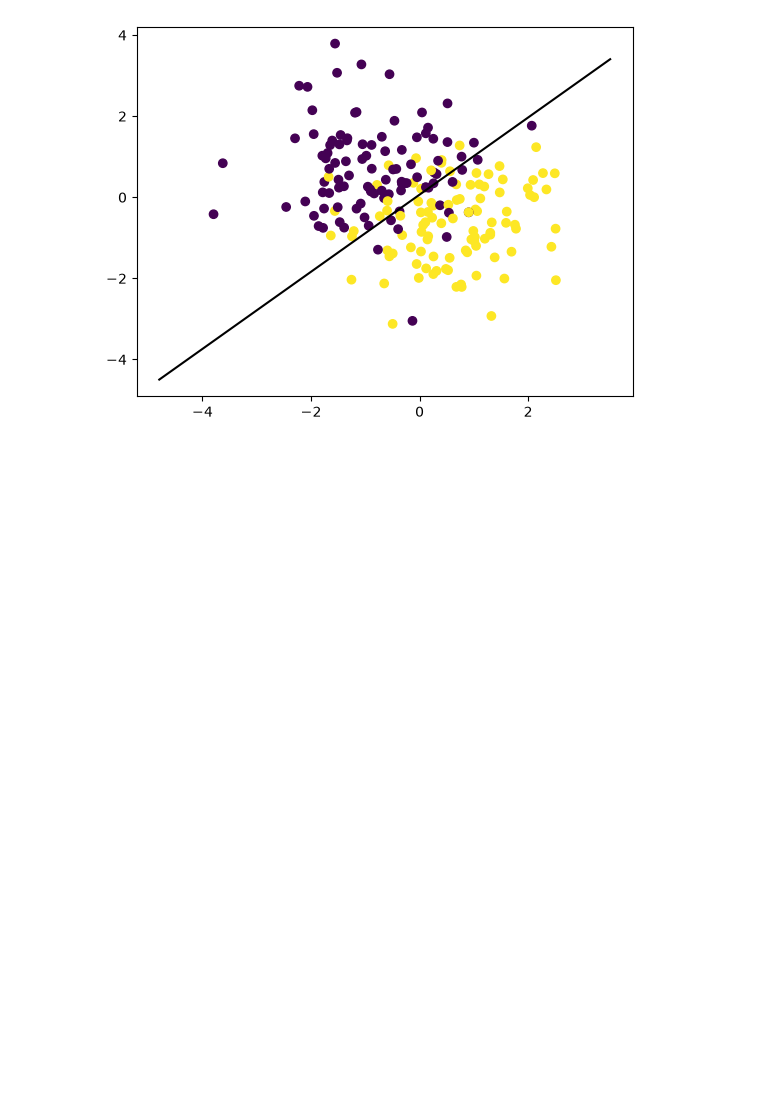
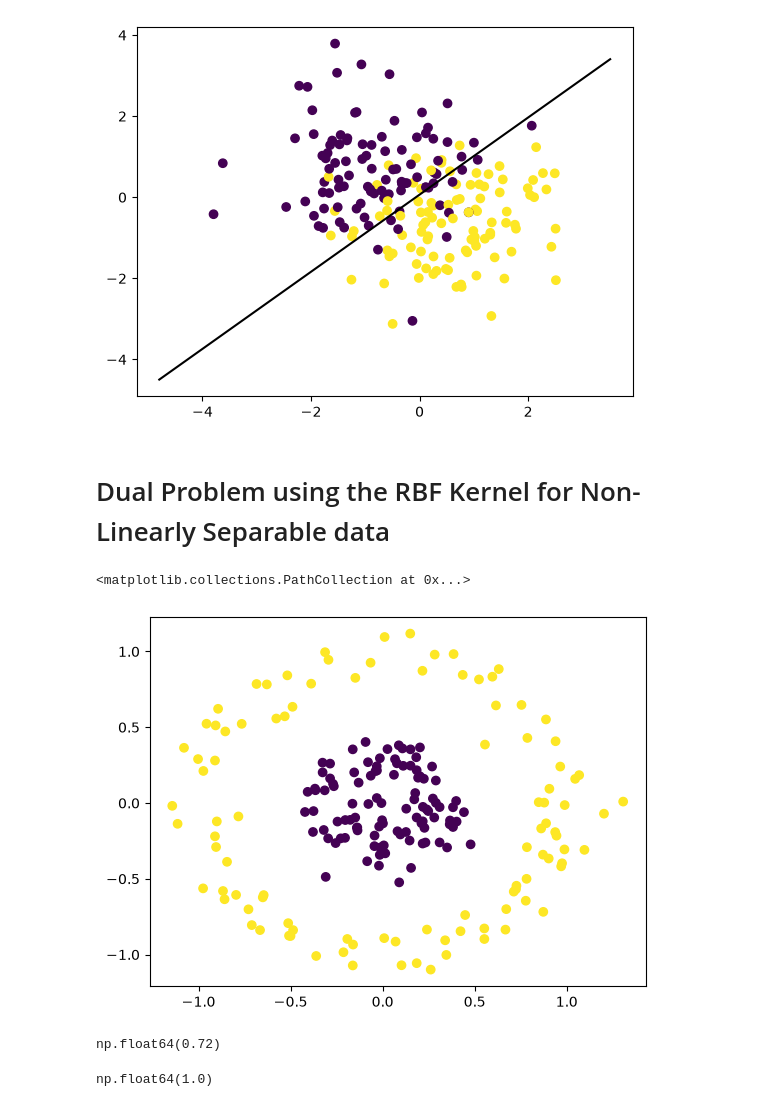
Before and after one commit to leoamullins/ml-from-scratch, a Jupyter notebook: svm/demo.ipynb, the cells around one changed output. Drawn from its saved outputs; the diff is of its cells as text; code cells hidden in the pictures; blank space fills up the shorter version.

```diff
--- a/svm/demo.ipynb
+++ b/svm/demo.ipynb
@@ -78,3 +78,31 @@ plt.plot(x1, (-clf.b -clf.w[0] * x1)/clf.w[1], "k-")
 # %% [output]
 [<matplotlib.lines.Line2D at 0x...>]
 [figure]
+# %% [markdown]
+# Dual Problem using the RBF Kernel for Non-Linearly Separable data
+# %%
+def make_circles(n=200, noise=0.1, factor=0.3, seed=0):
+    """Two concentric rings"""
+    rng = np.random.default_rng(seed)
+    half = n // 2
+
+    # outer ring, radius ~1
+    t_out = rng.uniform(0, 2 * np.pi, half)
+    X_out = np.c_[np.cos(t_out), np.sin(t_out)]
+
+    # inner ring, radius = factor
+    t_in = rng.uniform(0, 2 * np.pi, half)
+    X_in = factor * np.c_[np.cos(t_in), np.sin(t_in)]
+
+    X = np.vstack([X_out, X_in]) + noise * rng.standard_normal((n, 2))
+    y = np.concatenate([np.ones(half), -np.ones(half)])       # outer +1, inner -1
+
+    perm = rng.permutation(n)
+    return X[perm].astype(np.float64), y[perm].astype(np.float64)
+# %%
+X, y = make_circles()
+
+plt.scatter(X[:,0], X[:,1],c = y)
+# %% [output]
+<matplotlib.collections.PathCollection at 0x...>
+[figure, added]
@@ -80,0 +112,6 @@ plt.plot(x1, (-clf.b -clf.w[0] * x1)/clf.w[1], "k-")
+# %%
+pred_lin = clf_dual.predict_linear(X)
+acc = (y == pred_lin).mean()
+acc
+# %% [output]
+np.float64(0.72)
@@ -80,0 +124,4 @@ plt.plot(x1, (-clf.b -clf.w[0] * x1)/clf.w[1], "k-")
+# %%
+acc
+# %% [output]
+np.float64(1.0)
```
Also changed, not shown: parts of 5 cells of this notebook, 2 other files.
